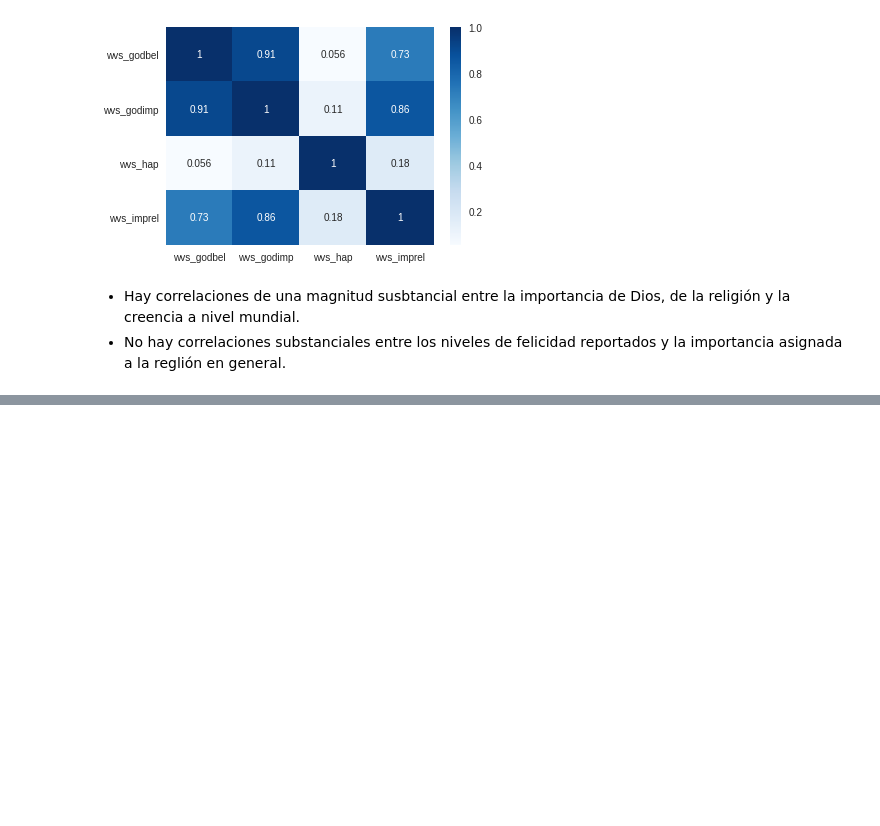
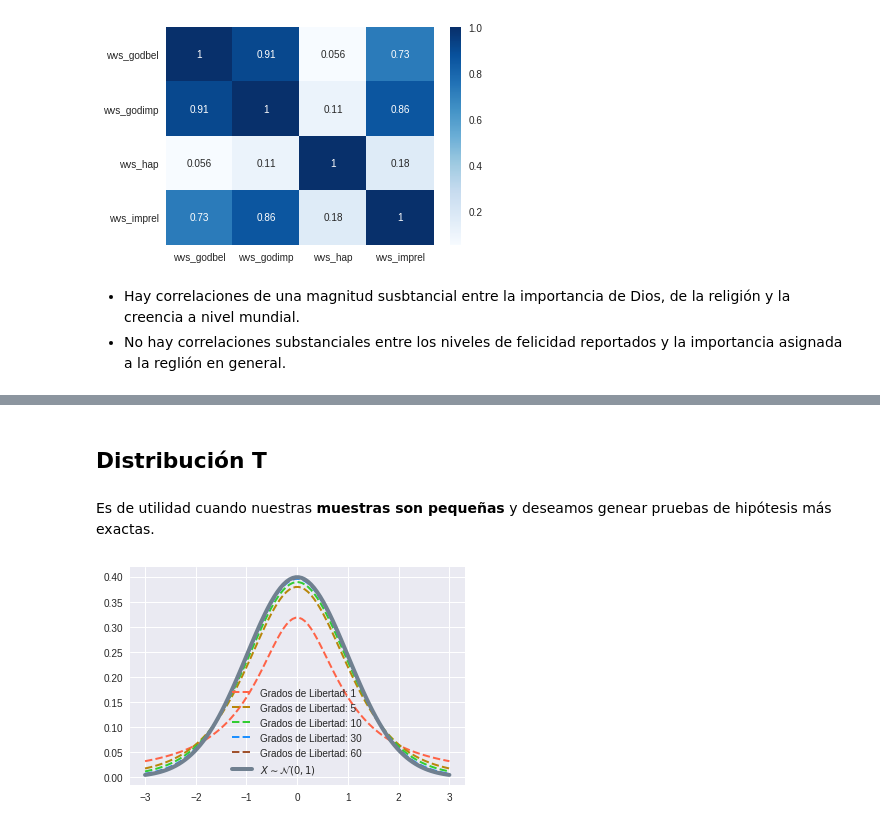
Before and after one commit to vidalchile/data_science_g14, a Jupyter notebook: hipotesis_y_correlacion/contenido_sesion_online/lectura.ipynb, the cells around one changed output, grey strips where cells are left out. Saved outputs shown, nothing was run; the diff lists cells and outputs as text; code cells hidden in the pictures; blank space fills up the shorter version.

```diff
--- a/hipotesis_y_correlacion/contenido_sesion_online/lectura.ipynb
+++ b/hipotesis_y_correlacion/contenido_sesion_online/lectura.ipynb
@@ -377,0 +516,9 @@ asignada a la reglión en general.
+# %% [markdown]
+## Distribución T
+# %% [markdown]
+Es de utilidad cuando nuestras <b>muestras son pequeñas</b> y deseamos genear pruebas de hipótesis
+más exactas.
+# %%
+gfx.t_distribution()
+# %% [output]
+[figure, added]
```
Also changed, not shown: parts of 48 cells of this notebook, 8 other files.
